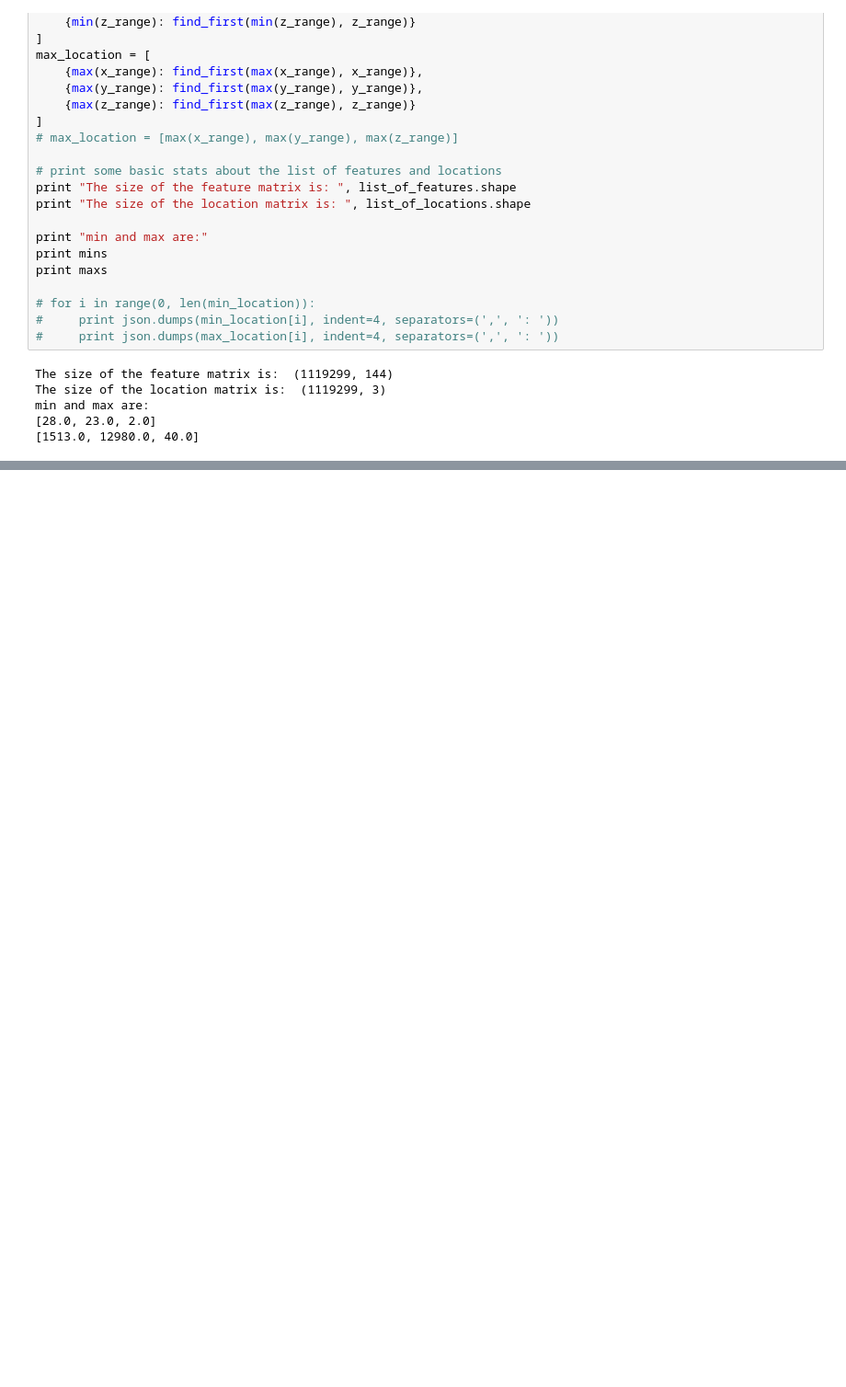
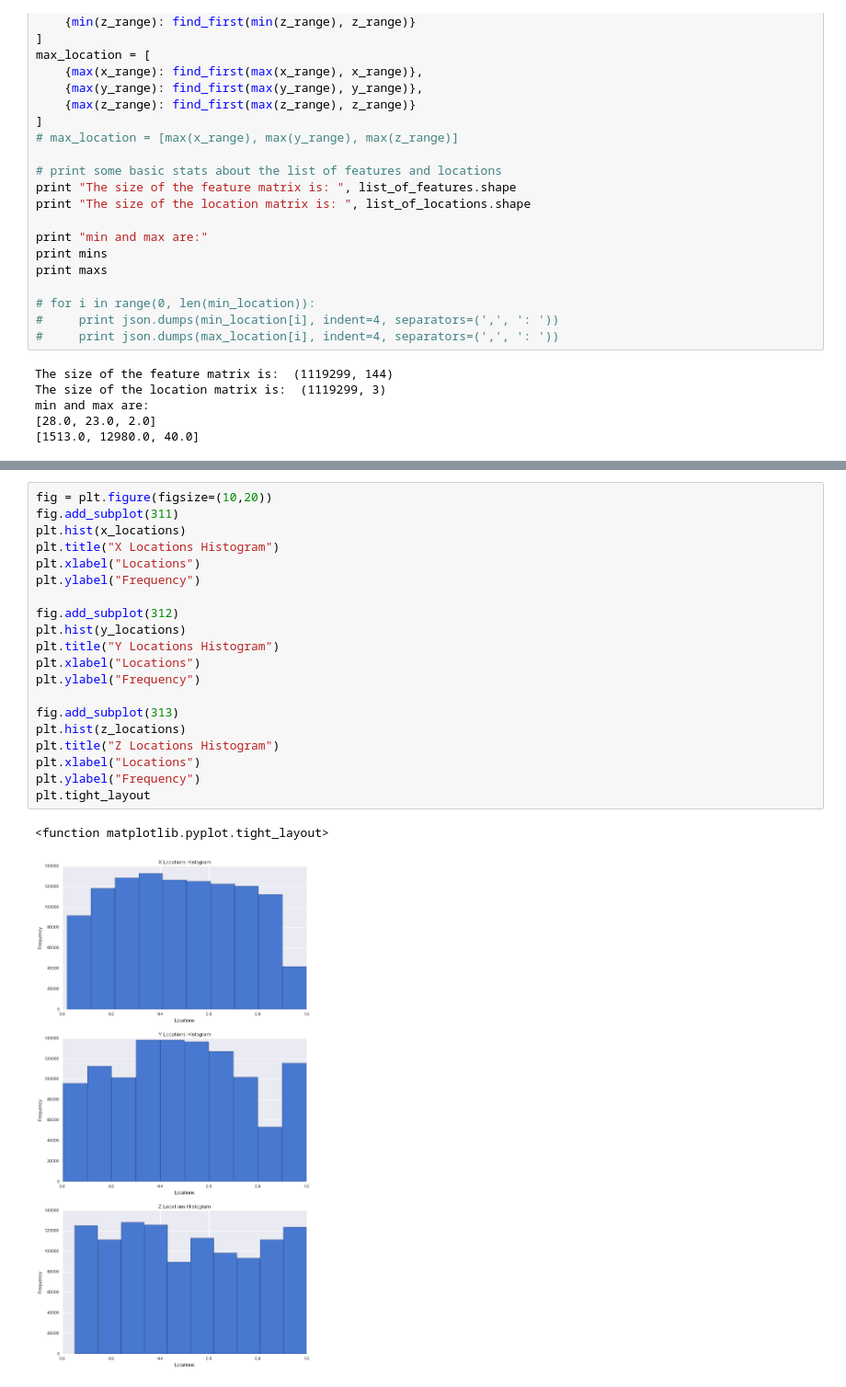
Before and after one commit to Upward-Spiral-Science/the-vat, a Jupyter notebook: exploratory_analysis_AL.ipynb, the cells around one changed output, grey strips where cells are left out. Shown: that part at 92% size. Cells and saved outputs as stored; diff of their text form; blank space fills up the shorter version.

Commit message:
Histograms exploration of f0 feature metric and xyz locations. Also added Jovo's previous work on this data set, done in MATlab.

```diff
--- a/exploratory_analysis_AL.ipynb
+++ b/exploratory_analysis_AL.ipynb
@@ -145,0 +169,23 @@ feature_location = x_locations + 10*y_locations + 100*z_locations
+# %%
+fig = plt.figure(figsize=(10,20))
+fig.add_subplot(311)
+plt.hist(x_locations)
+plt.title("X Locations Histogram")
+plt.xlabel("Locations")
+plt.ylabel("Frequency")
+
+fig.add_subplot(312)
+plt.hist(y_locations)
+plt.title("Y Locations Histogram")
+plt.xlabel("Locations")
+plt.ylabel("Frequency")
+
+fig.add_subplot(313)
+plt.hist(z_locations)
+plt.title("Z Locations Histogram")
+plt.xlabel("Locations")
+plt.ylabel("Frequency")
+plt.tight_layout
+# %% [output]
+<function matplotlib.pyplot.tight_layout>
+[figure, added]
```
Also changed, not shown: parts of 7 cells of this notebook, 10 other files.
